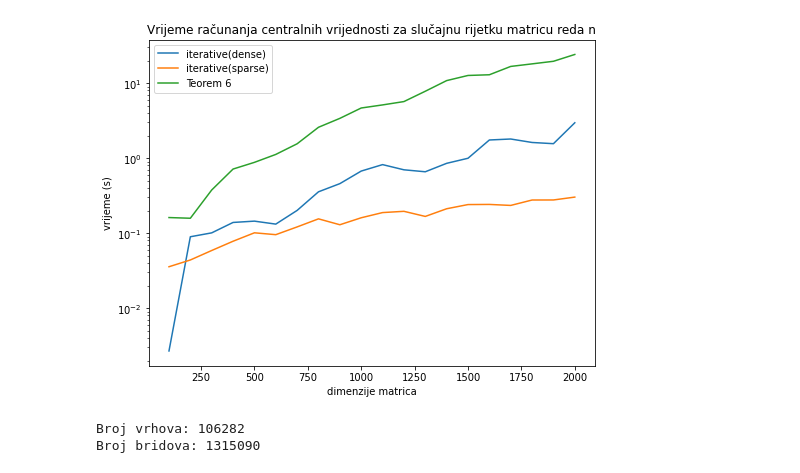
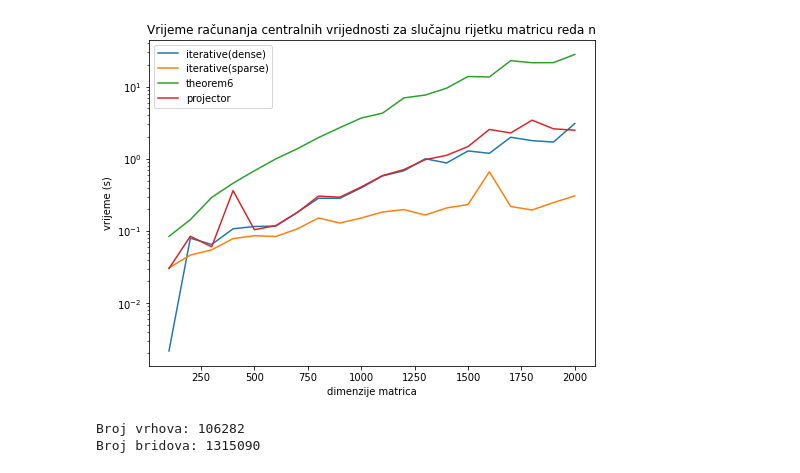
Before and after one commit to markojukic/uspp, a Jupyter notebook: OPTED.ipynb, the cells around one changed output. Saved outputs shown, nothing was run; the diff lists cells and outputs as text; code cells hidden in the pictures.

Commit message:
dodao teorem 6

```diff
--- a/OPTED.ipynb
+++ b/OPTED.ipynb
@@ -139,39 +139,47 @@ plt.show()
 # %%
 dimensions = list(range(100, 2001, 100))
-iterative_dense = []
-iterative_sparse = []
-theorem6 = []
+sample_size=1
+iterative_dense = [0]*len(dimensions)
+iterative_sparse = [0]*len(dimensions)
+theorem6 = [0]*len(dimensions)
+projector = [0]*len(dimensions)
 
 np.random.seed(0)
-for n in dimensions:
-    B = random_matrix(n, 5*n)
+for i in range(len(dimensions)):
+    B = random_matrix(dimensions[i], 5*dimensions[i])
 
-    start = time.process_time()
-    central_scores(B)
-    iterative_dense.append(time.process_time() - start)
+    for _ in range(sample_size):
+        start = time.process_time()
+        central_scores(B)
+        iterative_dense[i] += (time.process_time() - start) / sample_size
 
-    start = time.process_time()
-    central_scores(B, method='theorem6')
-    theorem6.append(time.process_time() - start)
+        start = time.process_time()
+        central_scores(B, method='theorem6')
+        theorem6[i] += (time.process_time() - start) / sample_size
 
-    B = csr_matrix(B)
-    start = time.process_time()
-    central_scores(B)
-    iterative_sparse.append(time.process_time() - start)
+        start = time.process_time()
+        central_scores(B, method='projector')
+        projector[i] += (time.process_time() - start) / sample_size
+
+        B = csr_matrix(B)
+        start = time.process_time()
+        central_scores(B)
+        iterative_sparse[i] += (time.process_time() - start) / sample_size
 
 
 plt.figure(figsize=(8, 6))
 plt.plot(dimensions, iterative_dense, label='iterative(dense)')
 plt.plot(dimensions, iterative_sparse, label='iterative(sparse)')
-plt.plot(dimensions, theorem6, label='Teorem 6')
+plt.plot(dimensions, theorem6, label='theorem6')
+plt.plot(dimensions, projector, label='projector')
 plt.legend()
 plt.title('Vrijeme računanja centralnih vrijednosti za slučajnu rijetku matricu reda n')
 plt.xlabel('dimenzije matrica')
 plt.ylabel('vrijeme (s)')
 plt.yscale('log')
 plt.show()
 # %% [output]
-[figure, old version]
+[figure, new version]
 # %%
 graph = DictionaryGraph('OPTED')
 print('Broj vrhova: {}\nBroj bridova: {}'.format(*graph.size()))
```
Also changed, not shown: parts of 2 cells of this notebook.
